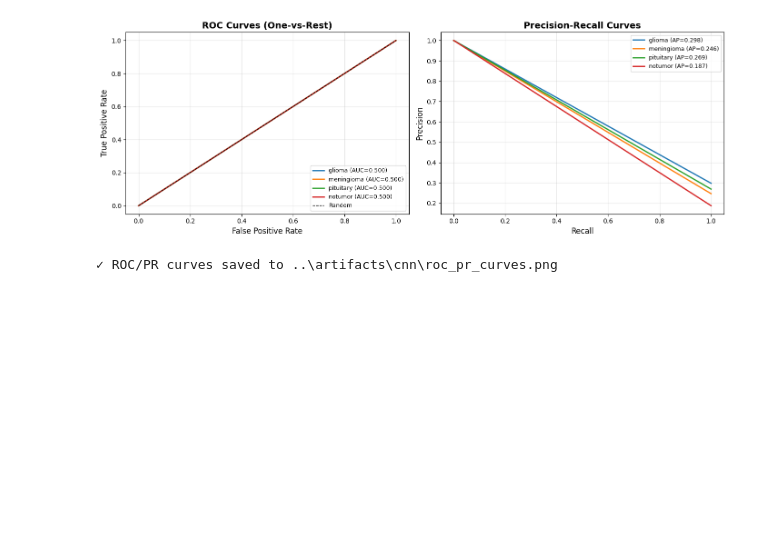
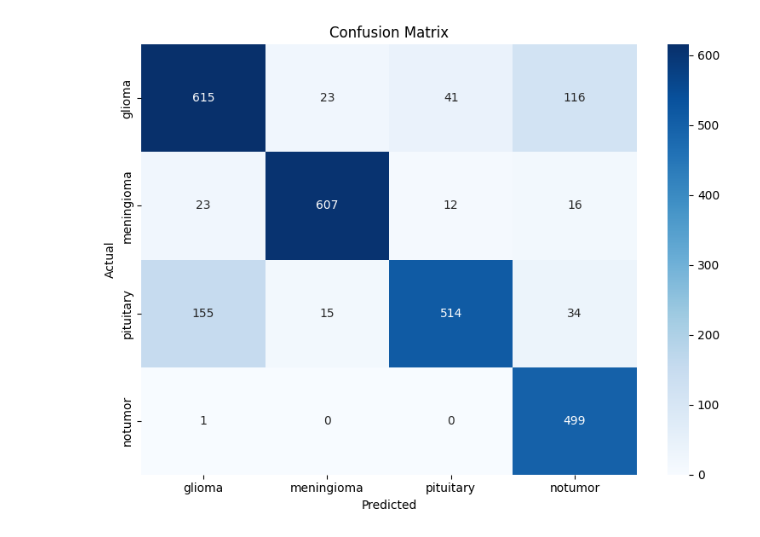
Before and after one commit to dilrukshax/household-load-clusters-eld, a Jupyter notebook: notebooks/cnn_brain_tumor_classification.ipynb, the cells around one changed output. Drawn from its saved outputs; the diff is of its cells as text; code cells hidden in the pictures; blank space fills up the shorter version.

```diff
--- a/notebooks/cnn_brain_tumor_classification.ipynb
+++ b/notebooks/cnn_brain_tumor_classification.ipynb
@@ -378,26 +352,22 @@ print("✓ Data pipeline configured for RGB images")
 # Enable Mixed Precision Training (for faster GPU training)
 from tensorflow.keras import mixed_precision
 
-# Check if GPU is available for mixed precision
 gpus = tf.config.list_physical_devices('GPU')
 if gpus:
-    # Set mixed precision policy (uses float16 for computation, float32 for variables)
     policy = mixed_precision.Policy('mixed_float16')
     mixed_precision.set_global_policy(policy)
-    print(f"✓ Mixed precision training enabled")
-    print(f"  Compute dtype: {policy.compute_dtype}")
-    print(f"  Variable dtype: {policy.variable_dtype}")
-    print(f"  This will speed up training on GPU by ~2x!")
+    print(f"✓ Mixed precision enabled (GPU acceleration)")
 else:
-    print("ℹ Mixed precision disabled (no GPU detected)")
+    print("ℹ Mixed precision disabled (no GPU)")
 
-# Data augmentation pipeline (optimized for GPU)
-# Note: RandomContrast removed due to incompatibility with TF_DETERMINISTIC_OPS on GPU
+# Data augmentation for better generalization
 data_augmentation = tf.keras.Sequential([
     layers.RandomFlip("horizontal"),
     layers.RandomRotation(0.15),
     layers.RandomZoom(0.15),
+    layers.RandomTranslation(0.1, 0.1),
+    layers.RandomContrast(0.2),
 ], name="data_augmentation")
 
-print(f"✓ Data augmentation pipeline configured (without RandomContrast for GPU compatibility)")
+print(f"✓ Data augmentation configured")
 # %% [output]
@@ -902,40 +661,30 @@ Grad-CAM failed for image 7: No such layer: top_conv. Existing layers are: ['inp
 # %%
-# Per-class ROC and PR curves
-from sklearn.metrics import roc_curve, auc, precision_recall_curve, average_precision_score
-from sklearn.preprocessing import label_binarize
+# --- Evaluation ---
+y_true = np.array(y_val)
+y_pred_probs = model.predict(val_ds)
+y_pred = np.argmax(y_pred_probs, axis=1)
 
-n_classes = len(classes)
-y_true_bin = label_binarize(y_true, classes=range(n_classes))
+# Confusion matrix
+cm = confusion_matrix(y_true, y_pred)
+plt.figure(figsize=(8, 6))
+sns.heatmap(cm, annot=True, fmt="d", cmap="Blues",
+            xticklabels=classes, yticklabels=classes)
+plt.title("Confusion Matrix")
+plt.ylabel("Actual")
+plt.xlabel("Predicted")
+plt.tight_layout()
+plt.show()
 
-# ROC Curves
-fig, axes = plt.subplots(1, 2, figsize=(14, 5))
+# Classification report
+print(classification_report(y_true, y_pred, target_names=classes))
 
-for i, class_name in enumerate(classes):
-    fpr, tpr, _ = roc_curve(y_true_bin[:, i], y_pred_probs[:, i])
-    roc_auc = auc(fpr, tpr)
-    axes[0].plot(fpr, tpr, linewidth=2, label=f'{class_name} (AUC={roc_auc:.3f})')
+# Overall metrics
+acc = np.mean(y_true == y_pred)
+weighted_f1 = f1_score(y_true, y_pred, average="weighted")
+macro_f1 = f1_score(y_true, y_pred, average="macro")
 
-axes[0].plot([0, 1], [0, 1], 'k--', linewidth=1, label='Random')
-axes[0].set_xlabel('False Positive Rate', fontsize=12)
-axes[0].set_ylabel('True Positive Rate', fontsize=12)
-axes[0].set_title('ROC Curves (One-vs-Rest)', fontsize=14, fontweight='bold')
-axes[0].legend(loc='lower right', fontsize=9)
-axes[0].grid(True, alpha=0.3)
-
-# PR Curves
-for i, class_name in enumerate(classes):
-    precision, recall, _ = precision_recall_curve(y_true_bin[:, i], y_pred_probs[:, i])
-    avg_precision = average_precision_score(y_true_bin[:, i], y_pred_probs[:, i])
-    axes[1].plot(recall, precision, linewidth=2, label=f'{class_name} (AP={avg_precision:.3f})')
-
-axes[1].set_xlabel('Recall', fontsize=12)
-axes[1].set_ylabel('Precision', fontsize=12)
-axes[1].set_title('Precision-Recall Curves', fontsize=14, fontweight='bold')
-axes[1].legend(loc='best', fontsize=9)
-axes[1].grid(True, alpha=0.3)
-
-plt.tight_layout()
-plt.savefig(artifacts_dir / 'roc_pr_curves.png', dpi=150, bbox_inches='tight')
-plt.show()
-print(f"✓ ROC/PR curves saved to {artifacts_dir / 'roc_pr_curves.png'}")
+print(f"\nOverall Metrics:")
+print(f"  Accuracy: {acc:.4f}")
+print(f"  Weighted F1: {weighted_f1:.4f}")
+print(f"  Macro F1: {macro_f1:.4f}")
 # %% [output]
@@ -942,2 +693 @@ print(f"✓ ROC/PR curves saved to {artifacts_dir / 'roc_pr_curves.png'}")
-[figure, old version]
+[figure, new version]
-✓ ROC/PR curves saved to ..\artifacts\cnn\roc_pr_curves.png
```
Also changed, not shown: parts of 30 cells of this notebook, 14 other files.
